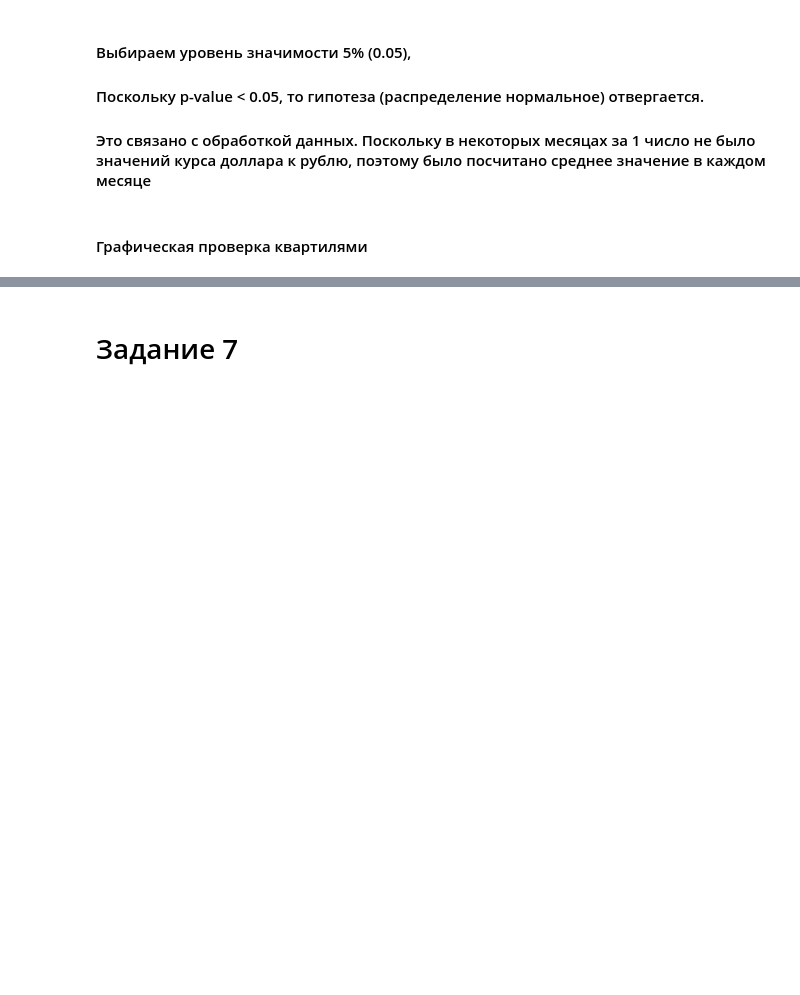
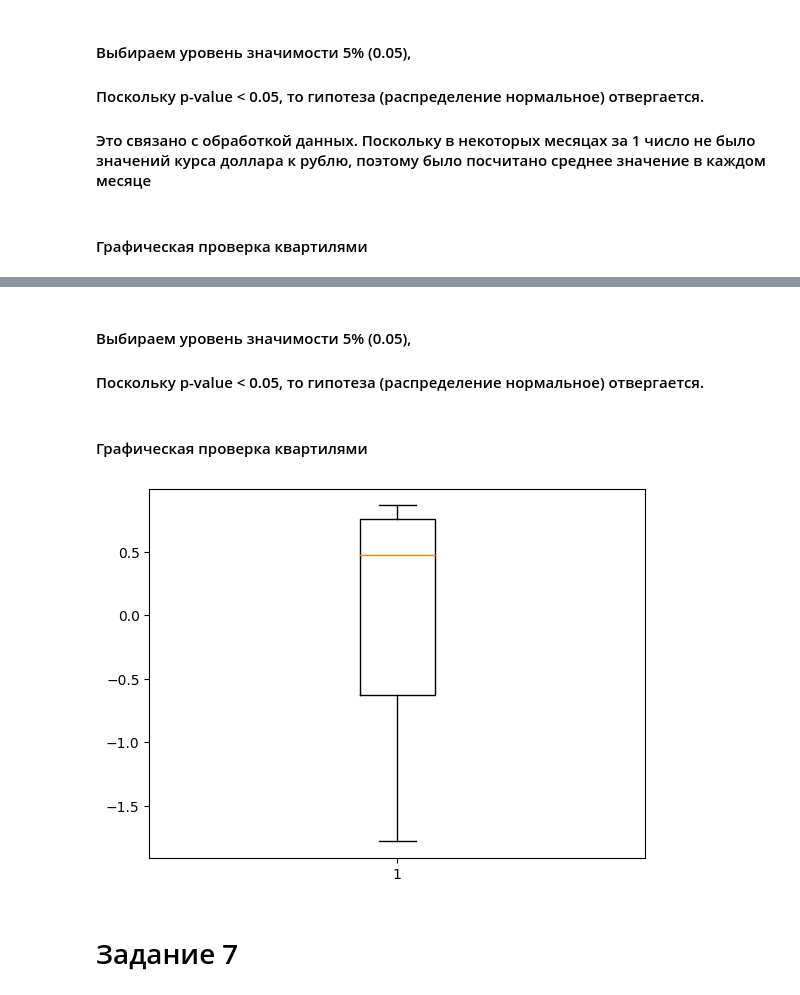
Before and after one commit to ForwardMoth/stdb_lab, a Jupyter notebook: lab3/lab3.ipynb, the cells around one changed output, grey strips where cells are left out. Saved outputs shown, nothing was run; the diff lists cells and outputs as text; code cells hidden in the pictures; blank space fills up the shorter version.

```diff
--- a/lab3/lab3.ipynb
+++ b/lab3/lab3.ipynb
@@ -350,3 +327,13 @@ plt.show()
+# %% [markdown]
+#### Выбираем уровень значимости 5% (0.05),
+#### Поскольку p-value < 0.05, то гипотеза (распределение нормальное) отвергается.
+# %% [markdown]
+#### Графическая проверка квартилями
+# %%
+plt.boxplot(df['INR'].values)
+plt.show()
+# %% [output]
+[figure, added]
 # %% [markdown]
 # Задание 7
 # %%
```
Also changed, not shown: parts of 8 cells of this notebook.
